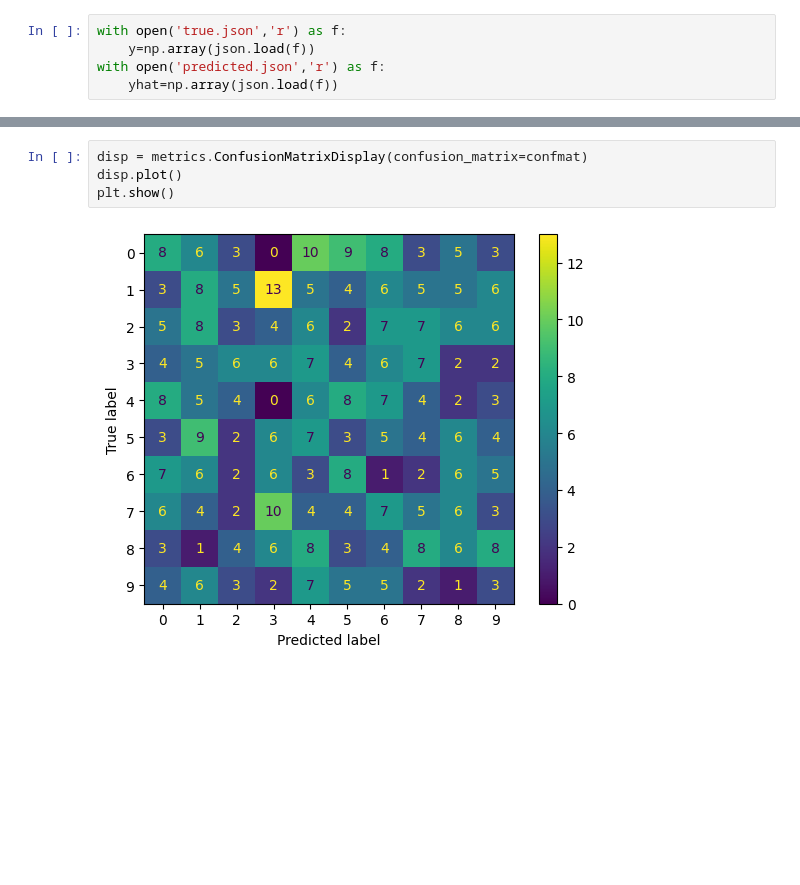
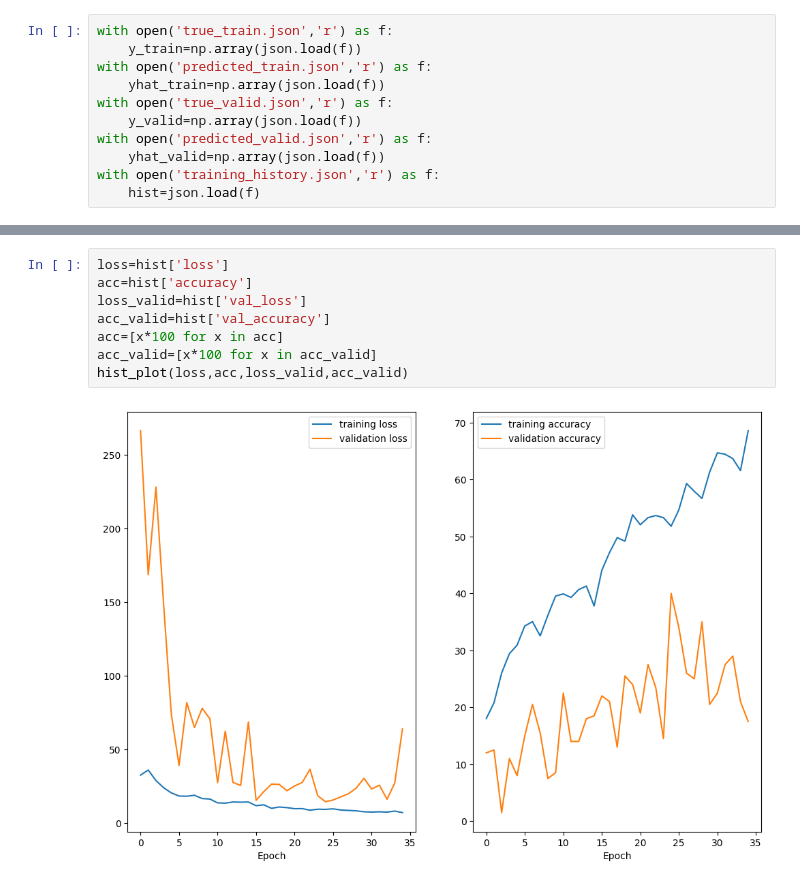
Before and after one commit to manuu1311/Music_genre_classification, a Jupyter notebook: Deliverables/analysis.ipynb, the cells around one changed output, grey strips where cells are left out. Drawn from its saved outputs; the diff is of its cells as text; blank space fills up the shorter version.

```diff
--- a/Deliverables/analysis.ipynb
+++ b/Deliverables/analysis.ipynb
@@ -5,5 +5,11 @@ import json
 # %%
-with open('true.json','r') as f:
-    y=np.array(json.load(f))
-with open('predicted.json','r') as f:
-    yhat=np.array(json.load(f))
+with open('true_train.json','r') as f:
+    y_train=np.array(json.load(f))
+with open('predicted_train.json','r') as f:
+    yhat_train=np.array(json.load(f))
+with open('true_valid.json','r') as f:
+    y_valid=np.array(json.load(f))
+with open('predicted_valid.json','r') as f:
+    yhat_valid=np.array(json.load(f))
+with open('training_history.json','r') as f:
+    hist=json.load(f)
@@ -76,6 +16,10 @@ plt.show()
-# %%
-disp = metrics.ConfusionMatrixDisplay(confusion_matrix=confmat)
-disp.plot()
-plt.show()
-# %% [output]
-[figure, removed]
+# %%
+loss=hist['loss']
+acc=hist['accuracy']
+loss_valid=hist['val_loss']
+acc_valid=hist['val_accuracy']
+acc=[x*100 for x in acc]
+acc_valid=[x*100 for x in acc_valid]
+hist_plot(loss,acc,loss_valid,acc_valid)
+# %% [output]
+[figure, added]
```
Also changed, not shown: parts of 9 cells of this notebook, 10 other files.
